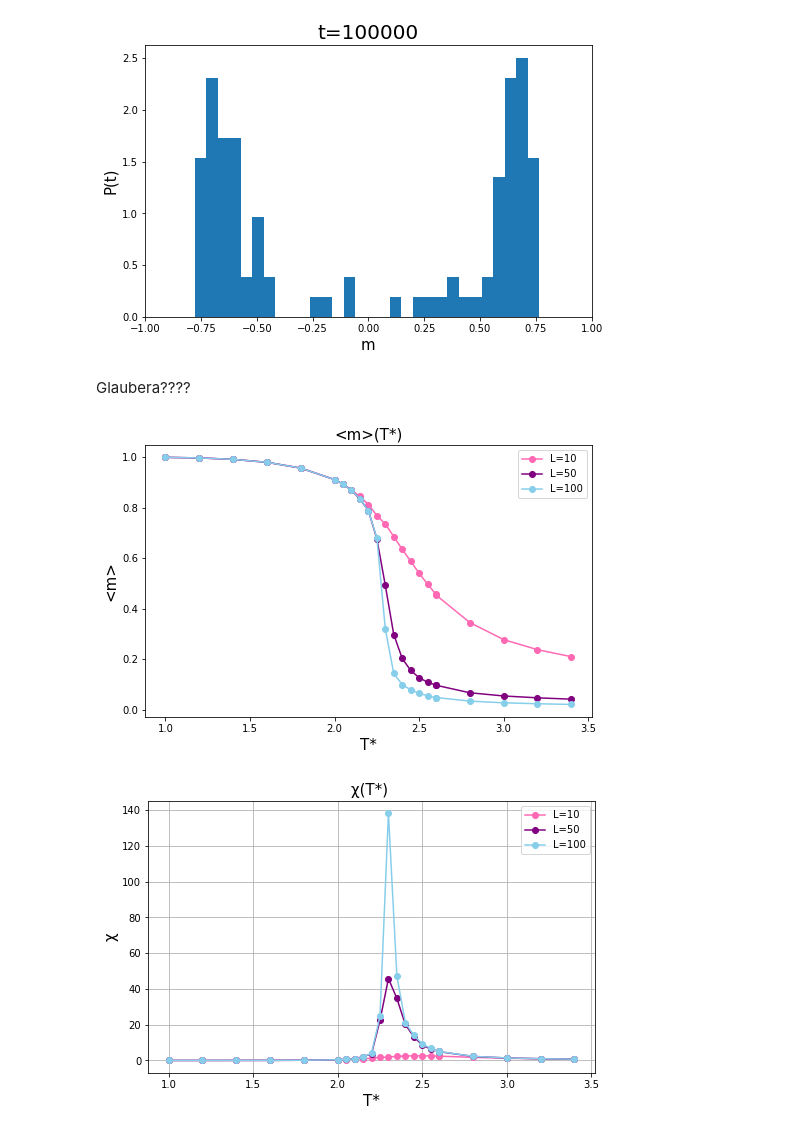
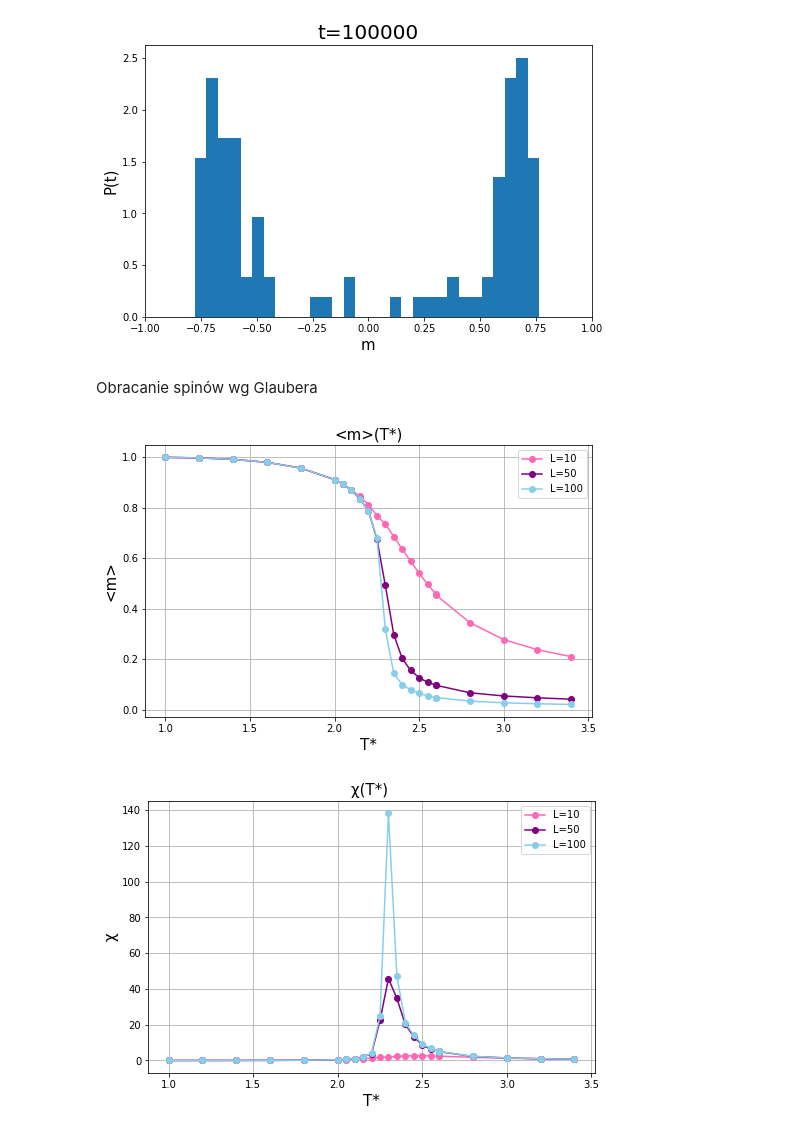
Before and after one commit to Swinkawkrawacie/Fizyka-ukladow-zlozonych, a Jupyter notebook: Generowanie_danych.ipynb, the cells around one changed output. Drawn from its saved outputs; the diff is of its cells as text; code cells hidden in the pictures.

```diff
--- a/Generowanie_danych.ipynb
+++ b/Generowanie_danych.ipynb
@@ -697,8 +693,8 @@ plt.show()
 for i in range(10):
     p = np.loadtxt(r'C:\\Users\\mazur\\OneDrive\\Pulpit\\fizyka wykresy\\pliki tekstowe\\m100_uno\\m100_uno'+str(i)+'.txt')
     np.savetxt(r'C:\\Users\\mazur\\OneDrive\\Pulpit\\fizyka wykresy\\pliki tekstowe\\m100_uno\\m100_uno'+str(i)+'.txt', p[:10**5+1])
-# %% [markdown]
-Glaubera????
+# %% [markdown]
+Obracanie spinów wg Glaubera
 # %%
 t_range = np.arange(1,2,0.2)
 t_range = np.append(t_range,np.arange(2,2.6,0.05))
@@ -710,15 +706,16 @@ m100_g = np.loadtxt(r'C:\\Users\\mazur\\OneDrive\\Dokumenty\\GitHub\\Fizyka-ukla
 # %%
 plt.figure(figsize=(8,5))
 plt.plot(t_range,m10_g, '-o', color='hotpink', label='L=10')
 plt.plot(t_range,m50_g, '-o', color='purple', label='L=50')
 plt.plot(t_range,m100_g, '-o', color='skyblue', label='L=100')
 plt.legend()
+plt.grid()
 plt.title('<m>(T*)',fontsize=15)
 plt.xlabel('T*', fontsize=15)
 plt.ylabel('<m>', fontsize=15)
 plt.savefig('magnetyzacja_g')
 # %% [output]
-[figure, old version]
+[figure, new version]
 # %%
 pod10_g = np.loadtxt(r'C:\\Users\\mazur\\OneDrive\\Dokumenty\\GitHub\\Fizyka-ukladow-zlozonych\\dane\\m10av_g_pod.txt')
 pod50_g = np.loadtxt(r'C:\\Users\\mazur\\OneDrive\\Dokumenty\\GitHub\\Fizyka-ukladow-zlozonych\\dane\\m50av_g_pod.txt')
```
Also changed, not shown: parts of 6 cells of this notebook.
